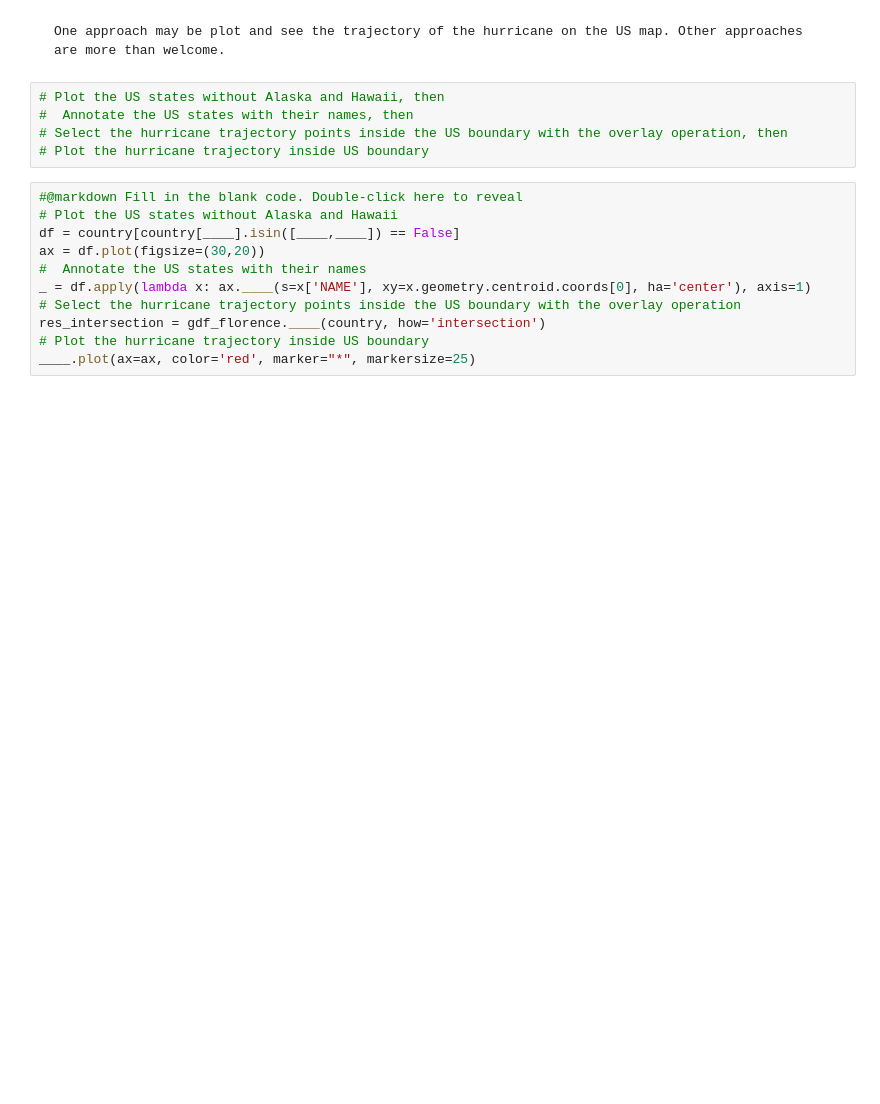
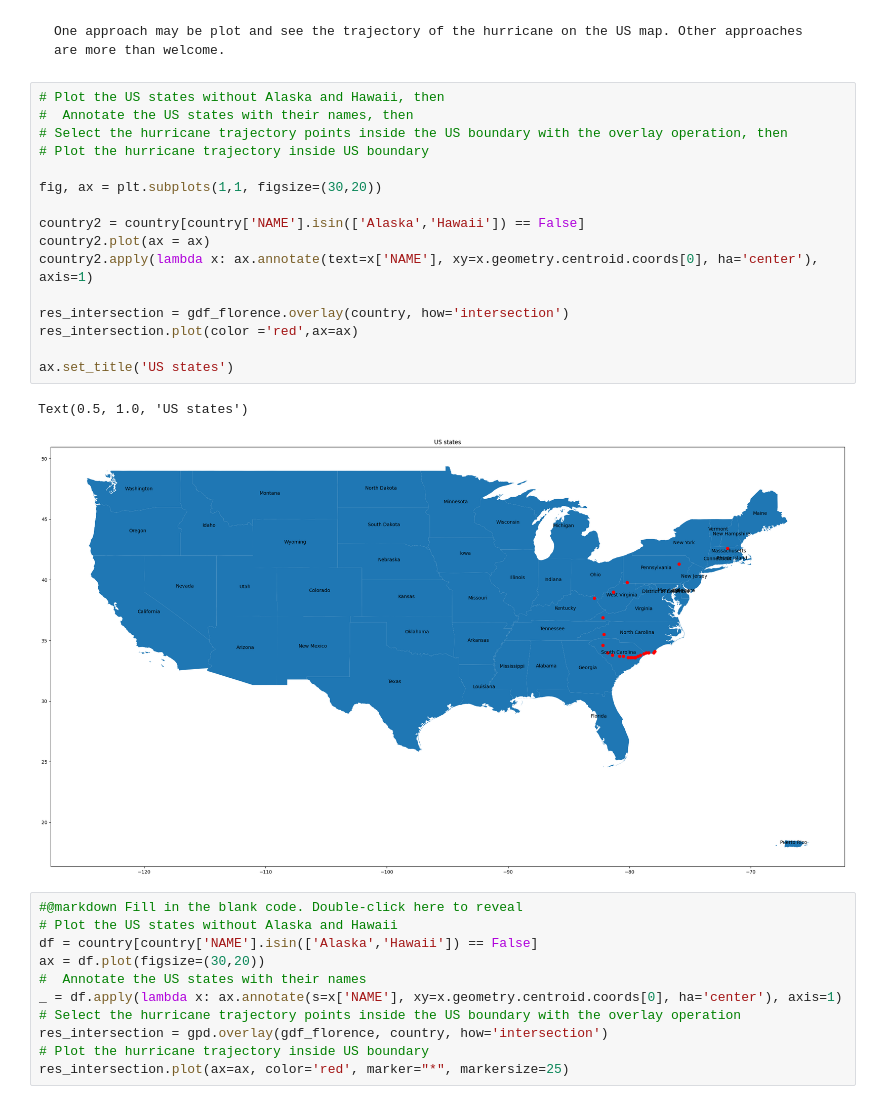
Before and after one commit to noegaill/2025_Intro_Python, a Jupyter notebook: notebook/W3_S2.ipynb, the cells around one changed output. Saved outputs shown, nothing was run; the diff lists cells and outputs as text; blank space fills up the shorter version.

```diff
--- a/notebook/W3_S2.ipynb
+++ b/notebook/W3_S2.ipynb
@@ -194,16 +272,30 @@ One approach may be plot and see the trajectory of the hurricane on the US map.
 # %%
 # Plot the US states without Alaska and Hawaii, then
 #  Annotate the US states with their names, then
 # Select the hurricane trajectory points inside the US boundary with the overlay operation, then
 # Plot the hurricane trajectory inside US boundary
+
+fig, ax = plt.subplots(1,1, figsize=(30,20))
+
+country2 = country[country['NAME'].isin(['Alaska','Hawaii']) == False]
+country2.plot(ax = ax)
+country2.apply(lambda x: ax.annotate(text=x['NAME'], xy=x.geometry.centroid.coords[0], ha='center'), axis=1)
+
+res_intersection = gdf_florence.overlay(country, how='intersection')
+res_intersection.plot(color ='red',ax=ax)
+
+ax.set_title('US states')
+# %% [output]
+Text(0.5, 1.0, 'US states')
+[figure, added]
 # %%
 #@markdown Fill in the blank code. Double-click here to reveal
 # Plot the US states without Alaska and Hawaii
-df = country[country[____].isin([____,____]) == False]
+df = country[country['NAME'].isin(['Alaska','Hawaii']) == False]
 ax = df.plot(figsize=(30,20))
 #  Annotate the US states with their names
-_ = df.apply(lambda x: ax.____(s=x['NAME'], xy=x.geometry.centroid.coords[0], ha='center'), axis=1)
+_ = df.apply(lambda x: ax.annotate(s=x['NAME'], xy=x.geometry.centroid.coords[0], ha='center'), axis=1)
 # Select the hurricane trajectory points inside the US boundary with the overlay operation
-res_intersection = gdf_florence.____(country, how='intersection')
+res_intersection = gpd.overlay(gdf_florence, country, how='intersection')
 # Plot the hurricane trajectory inside US boundary
-____.plot(ax=ax, color='red', marker="*", markersize=25)
+res_intersection.plot(ax=ax, color='red', marker="*", markersize=25)
```
Also changed, not shown: parts of 11 cells of this notebook.
